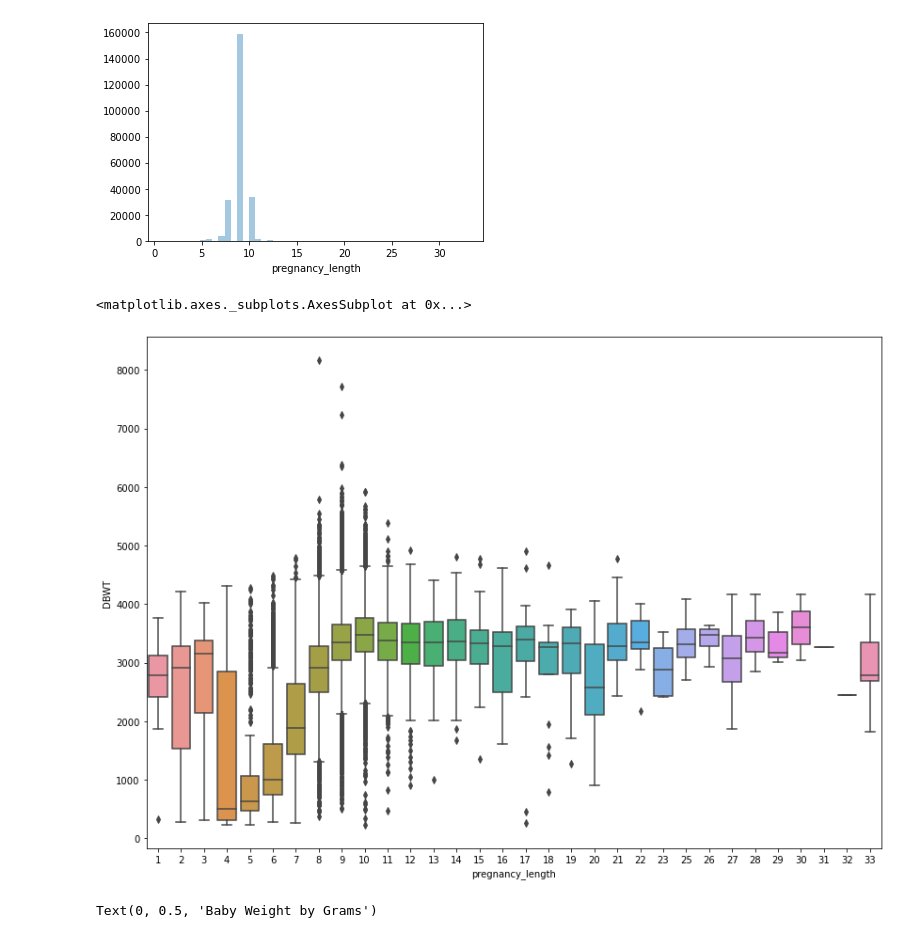
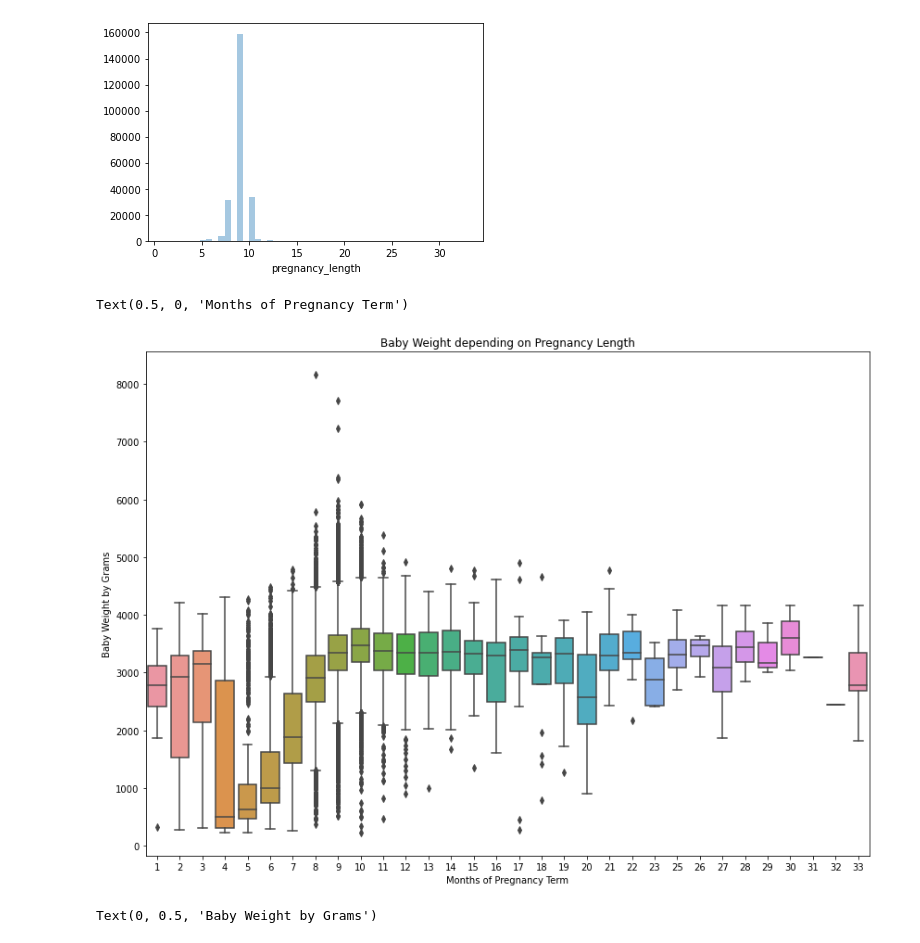
Before and after one commit to albertum1/US_Births_2018, a Jupyter notebook: Visualizations.ipynb, the cells around one changed output. Drawn from its saved outputs; the diff is of its cells as text; code cells hidden in the pictures.

Commit message:
editted new plots

```diff
--- a/Visualizations.ipynb
+++ b/Visualizations.ipynb
@@ -250,9 +250,12 @@ sns.distplot(df['pregnancy_length'],kde=False)
 # %%
 plt.figure(figsize=(14,10))
 sns.boxplot(x='pregnancy_length',y='DBWT',data=df)
+plt.title('Baby Weight depending on Pregnancy Length')
+plt.ylabel('Baby Weight by Grams')
+plt.xlabel('Months of Pregnancy Term')
 # %% [output]
-<matplotlib.axes._subplots.AxesSubplot at 0x...>
+Text(0.5, 0, 'Months of Pregnancy Term')
-[figure, old version]
+[figure, new version]
 # %%
 plt.figure(figsize=(14,10))
 sns.boxplot(x='pregnancy_length_cat',y='DBWT',data=df, order=['Early','8','9','10','Late'], palette = 'muted')
```
Also changed, not shown: parts of 7 cells of this notebook.
